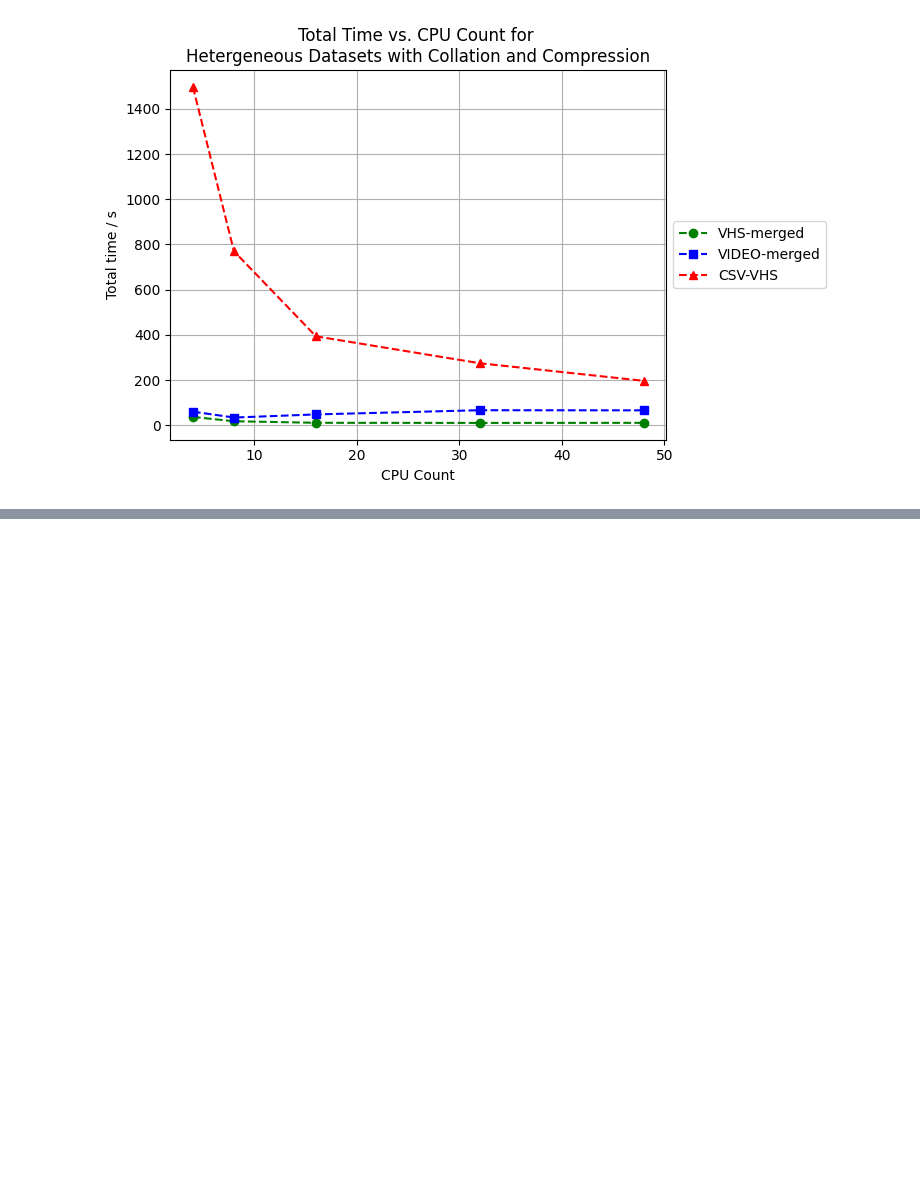
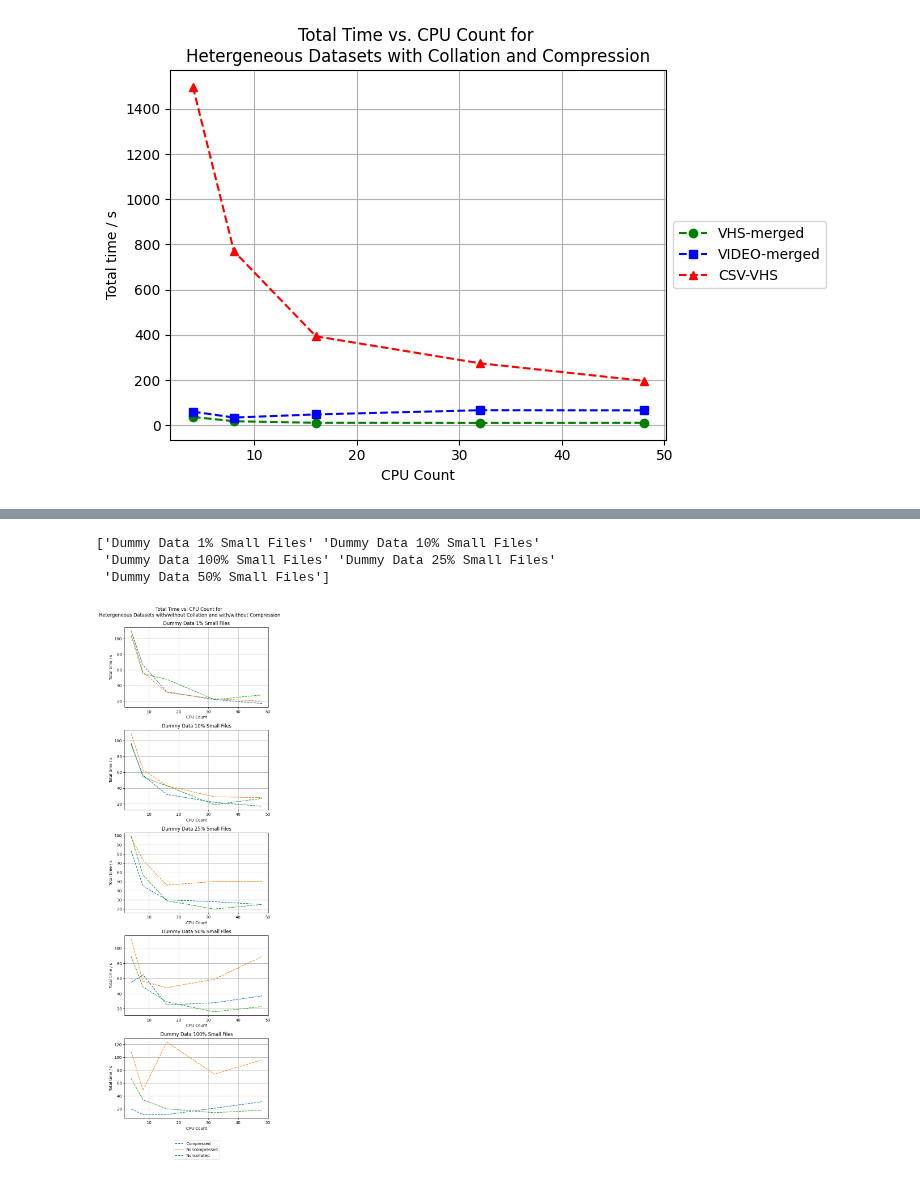
Before and after one commit to lsst-uk/csd3-echo-somerville, a Jupyter notebook: csd3-side/notebooks/transfer_speeds_strategy.ipynb, the cells around one changed output, grey strips where cells are left out. Cells and saved outputs as stored; diff of their text form; code cells hidden in the pictures; blank space fills up the shorter version.

```diff
--- a/csd3-side/notebooks/transfer_speeds_strategy.ipynb
+++ b/csd3-side/notebooks/transfer_speeds_strategy.ipynb
@@ -151,6 +161,7 @@ noncollated_df = logs_df[logs_df['Collated'] == False]
 collated_df = logs_df[logs_df['Collated'] == True]
 noncompressed_df = collated_df[collated_df['Compressed'] == False]
 compressed_df = collated_df[collated_df['Compressed'] == True]
+dummy_df = logs_df[logs_df['Dataset'].str.contains('Dummy Data')]
 # %%
 compressed_df
 # %% [output]
@@ -260,15 +274,15 @@ for df in compressed_df, noncompressed_df, noncollated_df:
     # print(df_name)
     for j, dataset in enumerate(['VHS-merged', 'VIDEO-merged', 'CSV-VHS']):
         # print(df[df['Dataset'] == dataset]['Total Time'])
-        times = []
-        for i in range(0, len(df[df['Dataset'] == dataset]['Total Time'])):
-            times.append(df[df['Dataset'] == dataset]['Total Time'].iloc[i].seconds + df[df['Dataset'] == dataset]['Total Time'].iloc[i].microseconds/1e6)
+        # times = []
+        # for i in range(0, len(df[df['Dataset'] == dataset]['Total Time'])):
+        #     times.append(df[df['Dataset'] == dataset]['Total Time'].iloc[i].seconds + df[df['Dataset'] == dataset]['Total Time'].iloc[i].microseconds/1e6)
         # times.append(a)
         # print(a)
         # print(len(df[df['Dataset'] == 'VHS-merged']['CPU Count']))
-        print(len(times))
-        print(len(df[df['Dataset'] == dataset]['CPU Count']))
-        ax[j].plot(df[df['Dataset'] == dataset]['CPU Count'], times, linestyle='--', label=f"{df_name.split('_')[0]}")
+        # print(len(times))
+        # print(len(df[df['Dataset'] == dataset]['CPU Count']))
+        ax[j].plot(df[df['Dataset'] == dataset]['CPU Count'], df[df['Dataset'] == dataset]['Total Time']/1e9, linestyle='--', label=f"{df_name.split('_')[0]}")
         ax[j].title.set_text(f'{dataset}')
         ax[j].set_xlabel('CPU Count')
         ax[j].grid(True)
@@ -304,0 +317,6 @@ plt.show()
+# %%
+dummy_noncollated_df = dummy_df[dummy_df['Collated'] == False]
+dummy_collated_df = dummy_df[dummy_df['Collated'] == True]
+dummy_noncompressed_df = dummy_collated_df[dummy_collated_df['Compressed'] == False]
+dummy_compressed_df = dummy_collated_df[dummy_collated_df['Compressed'] == True]
+# del dummy_collated_df, noncollated_df, noncompressed_df, collated_df
@@ -304,0 +339,46 @@ plt.show()
+# %%
+print(dummy_df['Dataset'].unique())
+# %% [output]
+['Dummy Data 1% Small Files' 'Dummy Data 10% Small Files'
+ 'Dummy Data 100% Small Files' 'Dummy Data 25% Small Files'
+ 'Dummy Data 50% Small Files']
+# %%
+
+fig, ax = plt.subplots(5,1, figsize=(6,20))
+
+for i, df in enumerate([dummy_compressed_df, dummy_noncompressed_df, dummy_noncollated_df]):
+    if i == 0:
+        df_name = 'Compressed'
+    elif i == 1:
+        df_name = 'Noncompressed'
+    else:
+        df_name = 'Noncollated'
+    # print(df_name)
+    for j, dataset in enumerate(['Dummy Data 1% Small Files', 'Dummy Data 10% Small Files', 'Dummy Data 25% Small Files', 'Dummy Data 50% Small Files', 'Dummy Data 100% Small Files']):
+
+        # for k in 0, 1:
+        # print(dataset)
+        # print(df[df['Dataset'] == dataset]['Total Time'].values/1e9)
+        # print(df[df['Dataset'] == dataset]['CPU Count'])
+        # print(len(df[df['Dataset'] == dataset]['CPU Count']))
+        # print(len(df[df['Dataset'] == dataset]['Total Time']))
+        # if j == 2 and k == 1:
+        #     ax[j][k].plot()
+        # else:
+        ax[j].plot(df[df['Dataset'] == dataset]['CPU Count'], df[df['Dataset'] == dataset]['Total Time']/1e9, linestyle='--', label=f"{df_name}")
+        ax[j].title.set_text(f'{dataset}')
+        ax[j].set_xlabel('CPU Count')
+        ax[j].set_ylabel('Total time / s')
+        ax[j].grid(True)
+
+        # ax[j].set_ylabel('Total time / s')
+        # ax[j].legend(loc='center', bbox_to_anchor=(1, 0.5))
+# plt.xticks(np.array([0,1,2,3,4,5,6,7,8])*64)
+# plt.xlabel('CPU Count')
+
+plt.legend(loc='upper center', bbox_to_anchor=(0.5,-0.25))
+plt.suptitle('Total Time vs. CPU Count for \nHetergeneous Datasets with/without Collation and with/without Compression\n')
+plt.tight_layout()
+plt.show()
+# %% [output]
+[figure, added]
```
Also changed, not shown: parts of 11 cells of this notebook.
